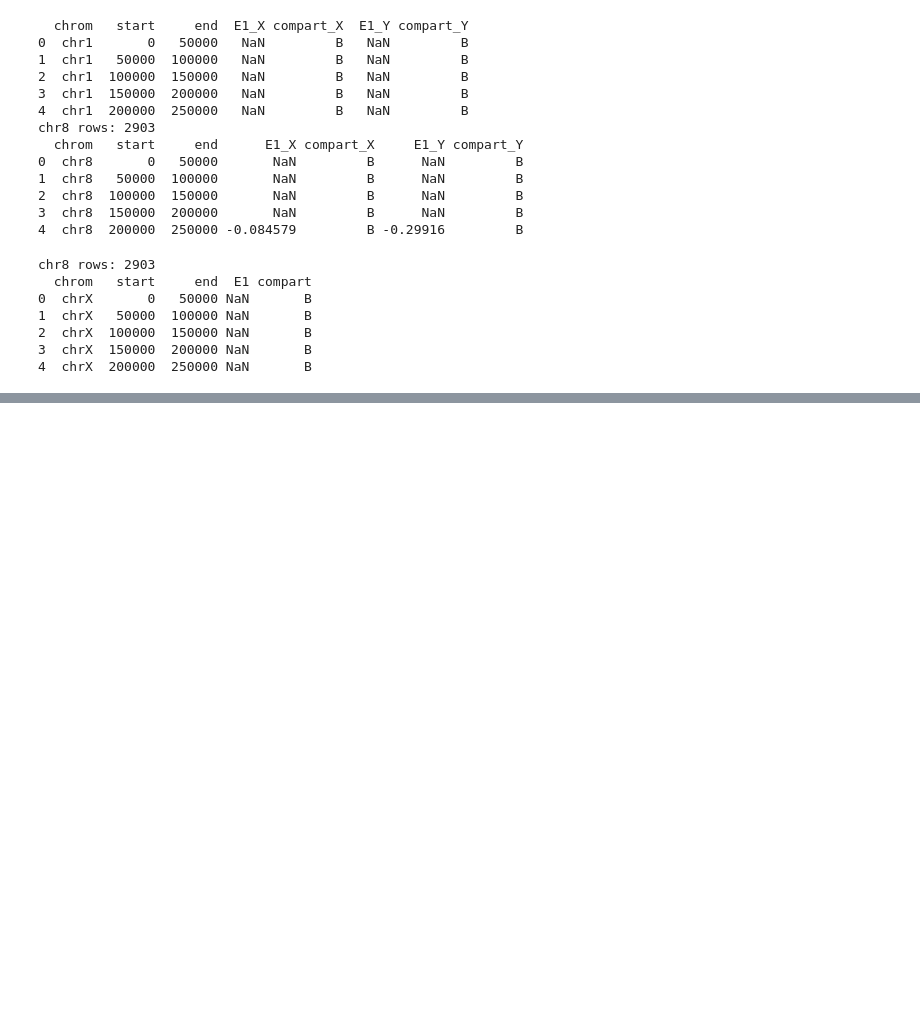
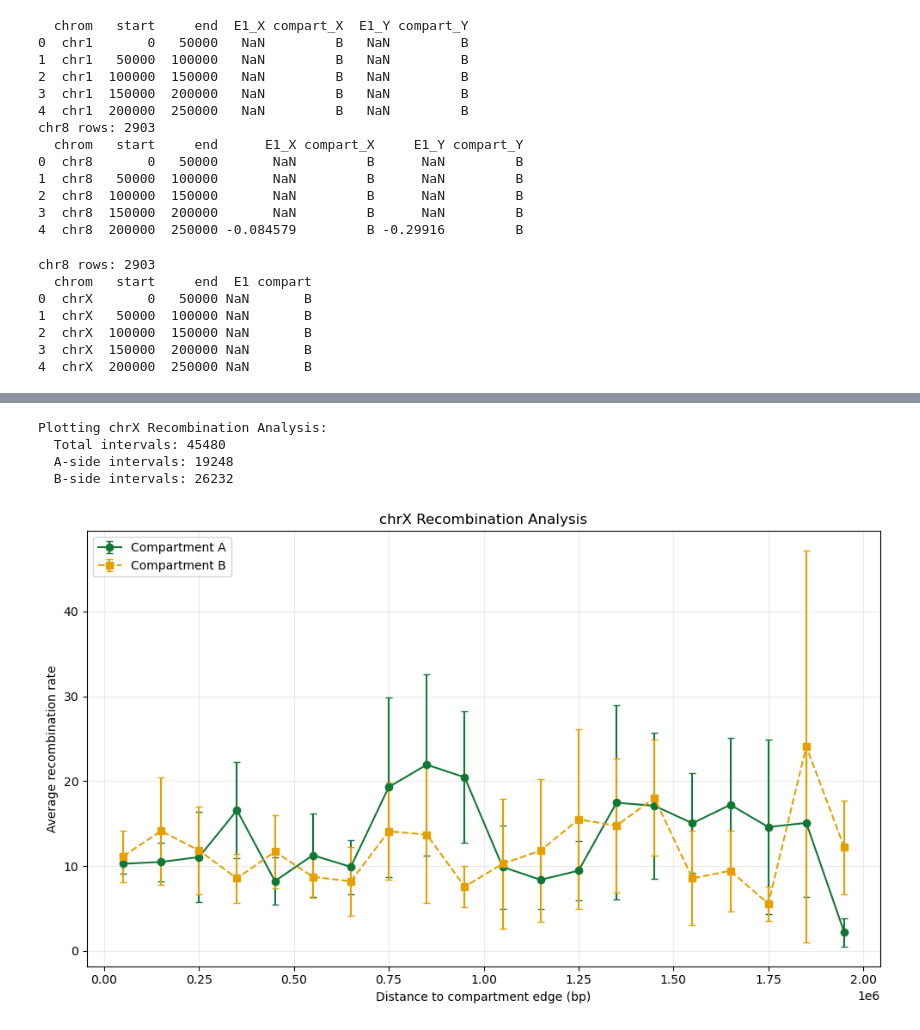
Before and after one commit to munch-group/johan_gpn_v2, a Jupyter notebook: notebooks/05.human_hg38.ipynb, the cells around one changed output, grey strips where cells are left out. Drawn from its saved outputs; the diff is of its cells as text; code cells hidden in the pictures; blank space fills up the shorter version.

```diff
--- a/notebooks/05.human_hg38.ipynb
+++ b/notebooks/05.human_hg38.ipynb
@@ -273,0 +1384,13 @@ Remapped chr8 data:
+# %%
+# Combine your A and B data
+combined_data = pd.concat([result_with_comp_chr8_A, result_with_comp_chr8_B], ignore_index=True)
+
+# Plot
+fig, ax = plot_single_recombination_analysis(combined_data, "chrX Recombination Analysis")
+plt.show()
+# %% [output]
+Plotting chrX Recombination Analysis:
+  Total intervals: 45480
+  A-side intervals: 19248
+  B-side intervals: 26232
+[figure, added]
```
Also changed, not shown: parts of 22 cells of this notebook, 24 other files.
